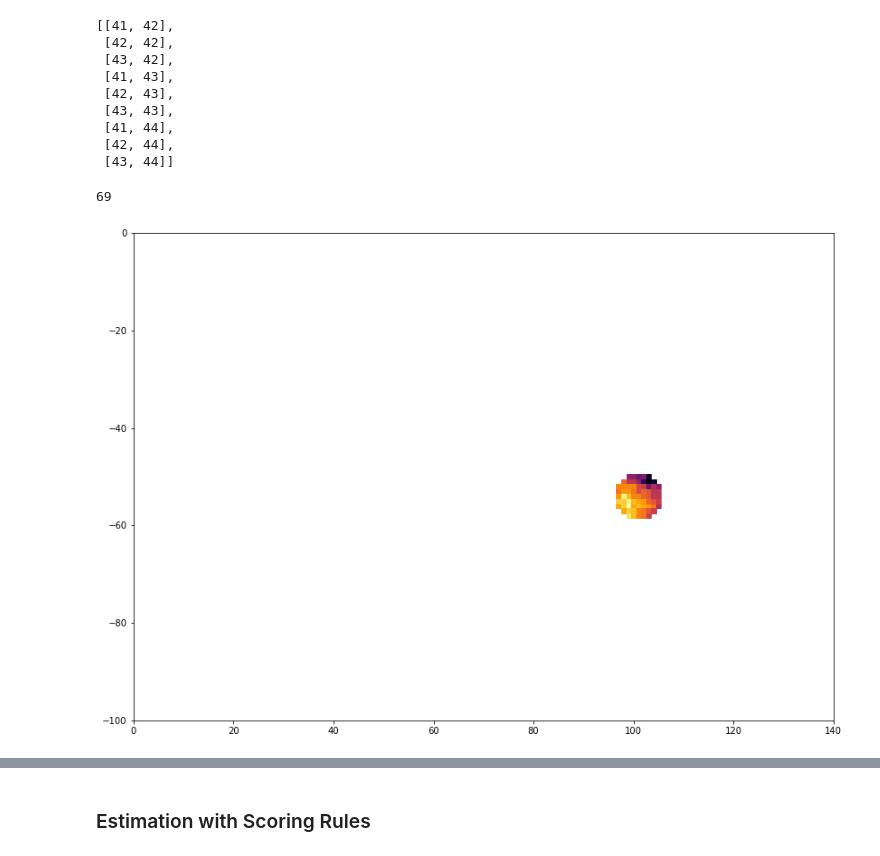
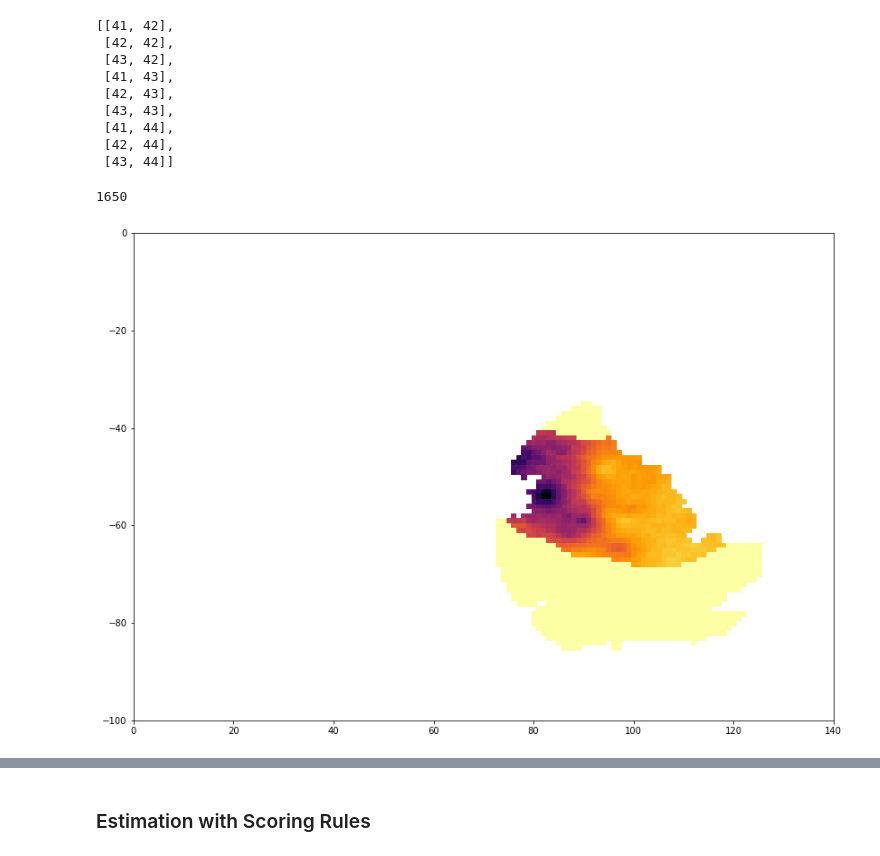
Before and after one commit to Huk-David/SpaDep_VCop, a Jupyter notebook: body/Forecasts.ipynb, the cells around one changed output, grey strips where cells are left out. Drawn from its saved outputs; the diff is of its cells as text; code cells hidden in the pictures.

```diff
--- a/body/Forecasts.ipynb
+++ b/body/Forecasts.ipynb
@@ -194,19 +194,19 @@ np.where([math.dist(GNM_landonly[k][5],GNM_landonly[10][5])<2 for k in range(len
 # %%
 # spacially subsampling
 fig = plt.gcf()
 fig.set_size_inches(14,10)
-#random_center = np.random.choice(range(len(GNM_landonly)))
-locs = np.where([math.dist(GNM_landonly[k][5],GNM_landonly[random_center ][5])<5 for k in range(len(GNM_landonly))])[0]
+random_center = np.random.choice(range(len(GNM_landonly)))
+locs = np.where([math.dist(GNM_landonly[k][5],GNM_landonly[random_center ][5])<28 for k in range(len(GNM_landonly))])[0]
 print(len(locs))
 
 plt.scatter([GNM_landonly[loc][5][1] for loc in locs],
 [-GNM_landonly[loc][5][0] for loc in locs],
 c=[GNM_landonly[loc][3][day] for loc in locs],
 cmap='inferno_r',s=27,marker='s')
 
 plt.xlim(0,140)
 plt.ylim(-100,0)
 plt.show()
 # %% [output]
-69
+1650
-[figure, old version]
+[figure, new version]
```
Also changed, not shown: parts of 23 cells of this notebook.
